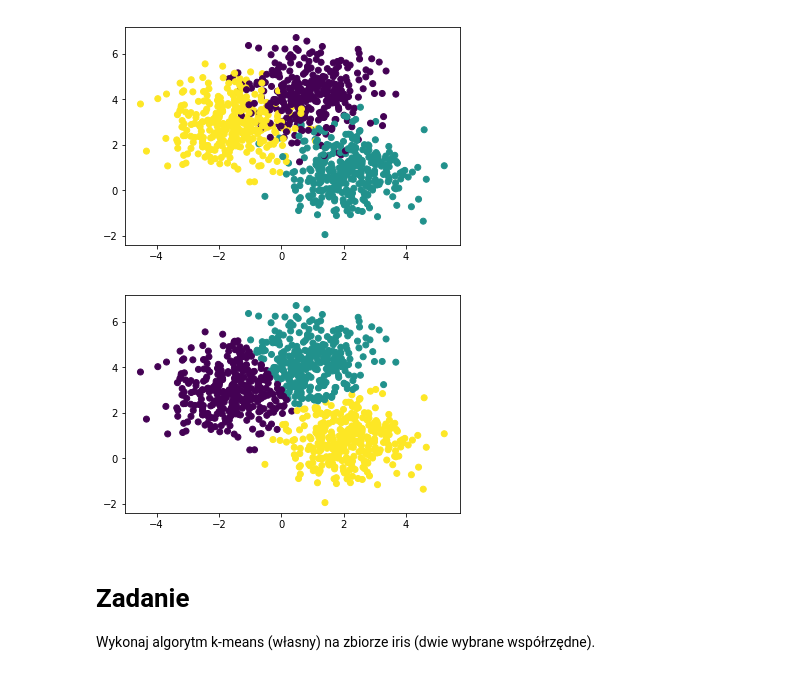
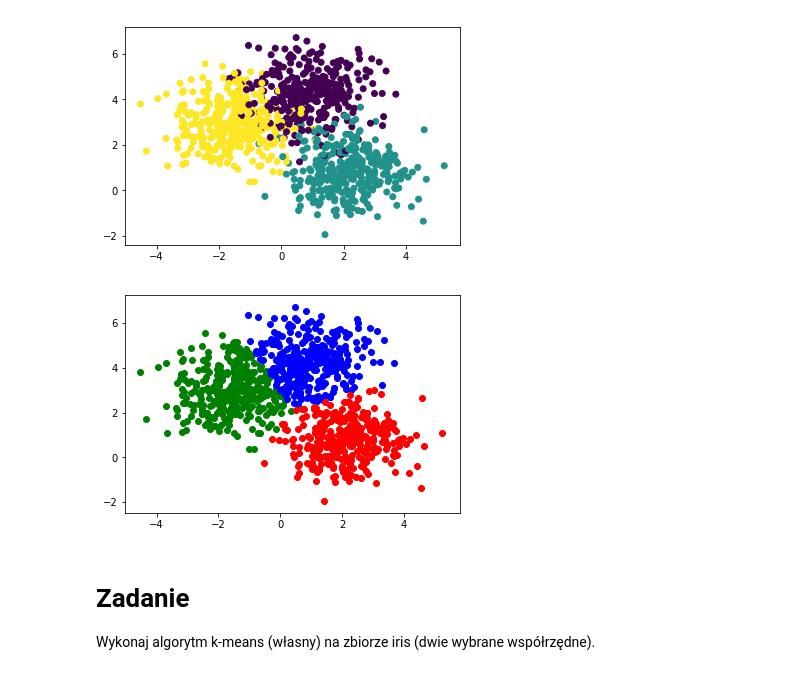
Before and after one commit to matmarchew/AD, a Jupyter notebook: AD_Z7.ipynb, the cells around one changed output. Cells and saved outputs as stored; diff of their text form; code cells hidden in the pictures.

```diff
--- a/AD_Z7.ipynb
+++ b/AD_Z7.ipynb
@@ -5,33 +5,3 @@ Napisz algorytm k-mean w wersji Lloyd (klasyczny). Nie można używać żadnych
 
   * wszysko piszemy ręcznie
   * uzupełnij implementację poniższej klasy
-# %%
-import numpy as np
-import matplotlib.pyplot as plt
-import matplotlib.mlab as mlab
-
-class kmeans(object):
-
-    def __init__(self):
-        self.labels = None
-        self.max_iter = None
-        self.n_clusters = None
-        self.cluster_centers = None
-
-    def fit(self, X, n_clusters, max_iter):
-        self.max_iter = max_iter
-        self.n_clusters = n_clusters
-        self.cluster_centers = X[np.random.permutation(X.shape[0])[:self.n_clusters]]
-        for _ in range(self.max_iter):
-            self.labels = [self.nearest(x) for x in X]
-            indices = [[i for i, l in enumerate(self.labels) if l == j]
-                       for j in range(self.n_clusters)]
-            X_by_cluster = [X[i] for i in indices]
-            self.cluster_centers = [c.sum(axis=0) / len(c) for c in X_by_cluster]
-        return self
-
-    def distance(self, a, b):
-        return np.sqrt(((a - b) ** 2).sum())
-
-    def nearest(self, x):
-        return np.argmin([self.distance(x, c) for c in self.cluster_centers])
@@ -47,13 +69,18 @@ plt.scatter(X_blobs[:, 0], X_blobs[:, 1], c=y_blobs)
 plt.show()
 # %% [output]
 [figure]
-# %%
-km = kmeans()
-km.fit(X_blobs,3,20)
-plt.scatter(X_blobs[:, 0], X_blobs[:, 1], c=km.labels)
-plt.show()
-# %% [output]
-[figure, removed]
+# %%
+def plot_kmeans(k_means, colors=['red','blue','green']):
+    for k,v in k_means.clusters.items():
+        data = np.array(v)
+        plt.scatter(data[:, 0], data[:, 1], c=colors[k])
+
+km = kmeans()
+km.fit(X_blobs, 3)
+plot_kmeans(km)
+plt.show()
+# %% [output]
+[figure, added]
 # %% [markdown]
 # Zadanie
 
```
Also changed, not shown: parts of 5 cells of this notebook, 1 other file.
